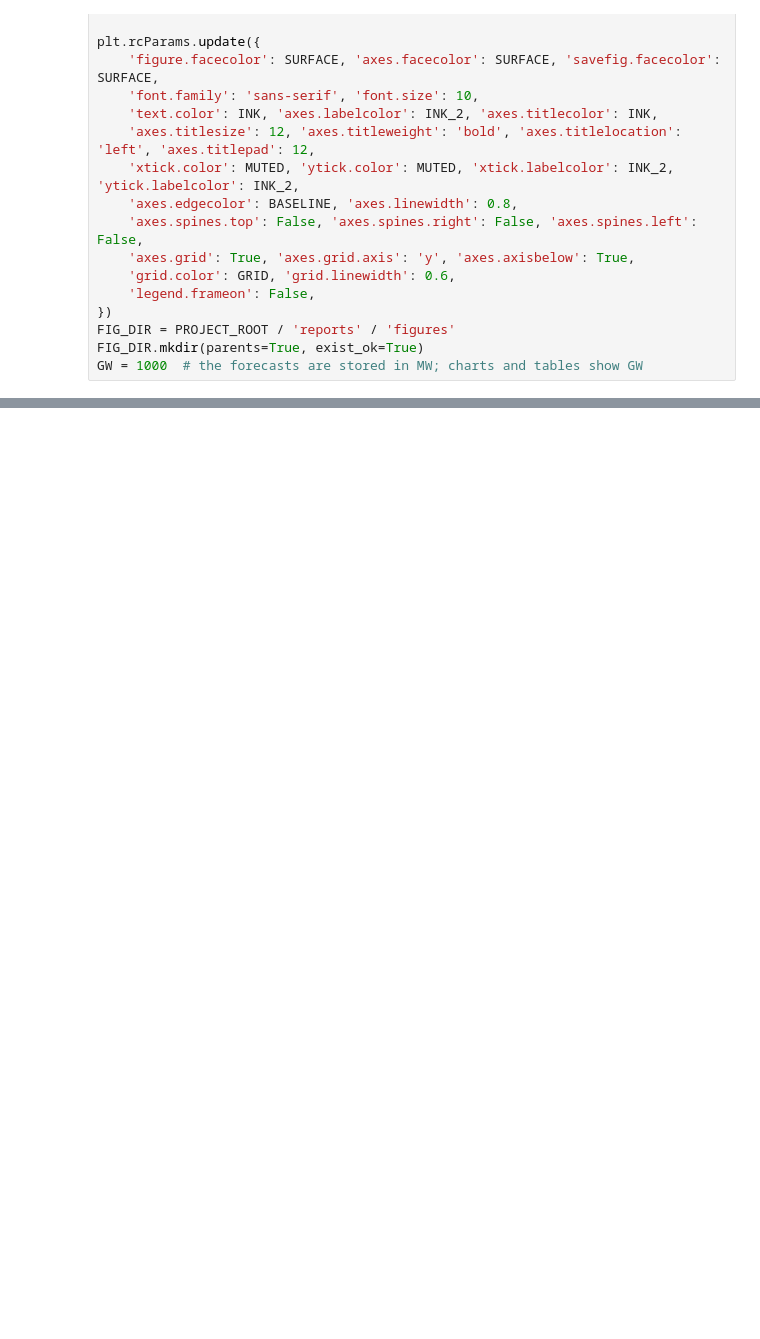
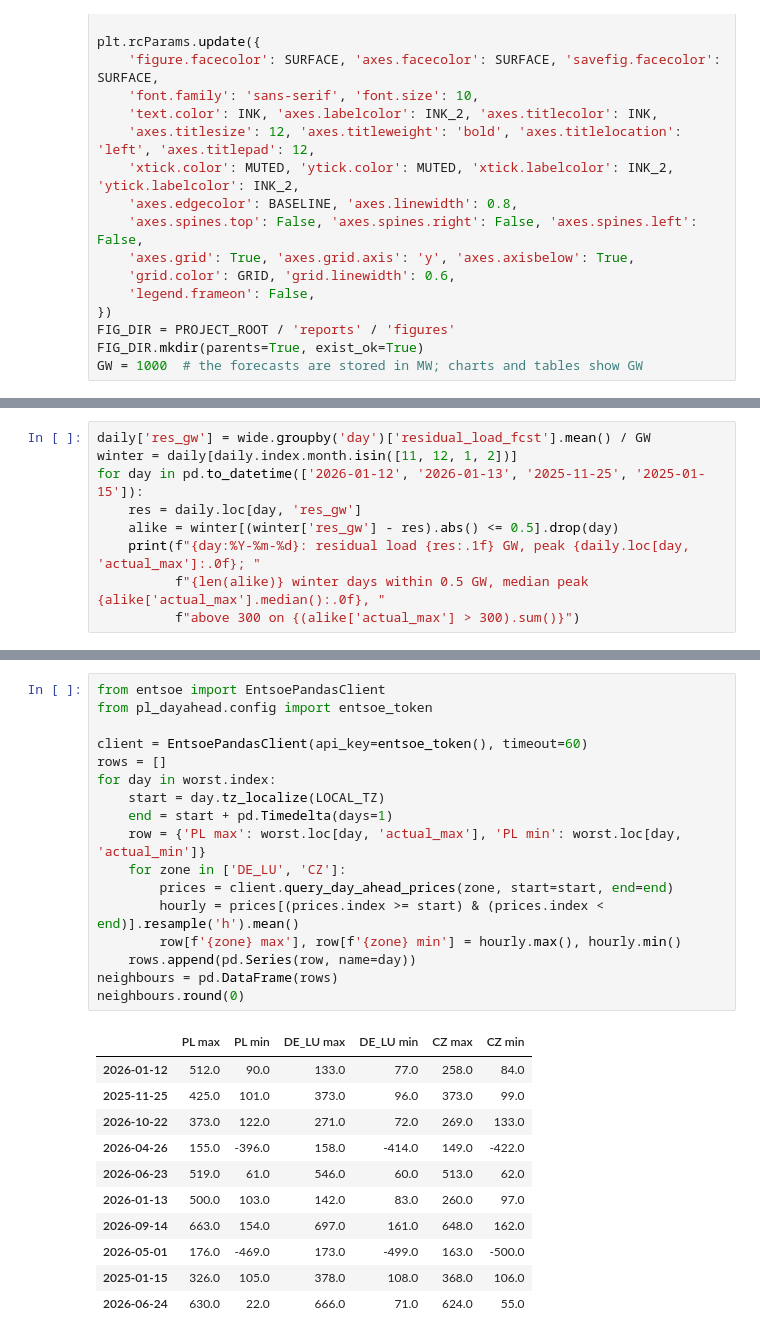
Before and after one commit to Tomek72/pl-dayahead, a Jupyter notebook: notebooks/02_post_mortem.ipynb, the cells around one changed output, grey strips where cells are left out. Cells and saved outputs as stored; diff of their text form; blank space fills up the shorter version.

```diff
--- a/notebooks/02_post_mortem.ipynb
+++ b/notebooks/02_post_mortem.ipynb
@@ -282,0 +405,9 @@ Write this section yourself once the notebook has run; it is the part of the pro
+# %%
+daily['res_gw'] = wide.groupby('day')['residual_load_fcst'].mean() / GW
+winter = daily[daily.index.month.isin([11, 12, 1, 2])]
+for day in pd.to_datetime(['2026-01-12', '2026-01-13', '2025-11-25', '2025-01-15']):
+    res = daily.loc[day, 'res_gw']
+    alike = winter[(winter['res_gw'] - res).abs() <= 0.5].drop(day)
+    print(f"{day:%Y-%m-%d}: residual load {res:.1f} GW, peak {daily.loc[day, 'actual_max']:.0f}; "
+          f"{len(alike)} winter days within 0.5 GW, median peak {alike['actual_max'].median():.0f}, "
+          f"above 300 on {(alike['actual_max'] > 300).sum()}")
@@ -282,0 +431,29 @@ Write this section yourself once the notebook has run; it is the part of the pro
+# %%
+from entsoe import EntsoePandasClient
+from pl_dayahead.config import entsoe_token
+
+client = EntsoePandasClient(api_key=entsoe_token(), timeout=60)
+rows = []
+for day in worst.index:
+    start = day.tz_localize(LOCAL_TZ)
+    end = start + pd.Timedelta(days=1)
+    row = {'PL max': worst.loc[day, 'actual_max'], 'PL min': worst.loc[day, 'actual_min']}
+    for zone in ['DE_LU', 'CZ']:
+        prices = client.query_day_ahead_prices(zone, start=start, end=end)
+        hourly = prices[(prices.index >= start) & (prices.index < end)].resample('h').mean()
+        row[f'{zone} max'], row[f'{zone} min'] = hourly.max(), hourly.min()
+    rows.append(pd.Series(row, name=day))
+neighbours = pd.DataFrame(rows)
+neighbours.round(0)
+# %% [output]
+|  | PL max | PL min | DE_LU max | DE_LU min | CZ max | CZ min |
+| 2026-01-12 | 512.0 | 90.0 | 133.0 | 77.0 | 258.0 | 84.0 |
+| 2025-11-25 | 425.0 | 101.0 | 373.0 | 96.0 | 373.0 | 99.0 |
+| 2026-10-22 | 373.0 | 122.0 | 271.0 | 72.0 | 269.0 | 133.0 |
+| 2026-04-26 | 155.0 | -396.0 | 158.0 | -414.0 | 149.0 | -422.0 |
+| 2026-06-23 | 519.0 | 61.0 | 546.0 | 60.0 | 513.0 | 62.0 |
+| 2026-01-13 | 500.0 | 103.0 | 142.0 | 83.0 | 260.0 | 97.0 |
+| 2026-09-14 | 663.0 | 154.0 | 697.0 | 161.0 | 648.0 | 162.0 |
+| 2026-05-01 | 176.0 | -469.0 | 173.0 | -499.0 | 163.0 | -500.0 |
+| 2025-01-15 | 326.0 | 105.0 | 378.0 | 108.0 | 368.0 | 106.0 |
+| 2026-06-24 | 630.0 | 22.0 | 666.0 | 71.0 | 624.0 | 55.0 |
```
Also changed, not shown: parts of 28 cells of this notebook, 23 other files.
